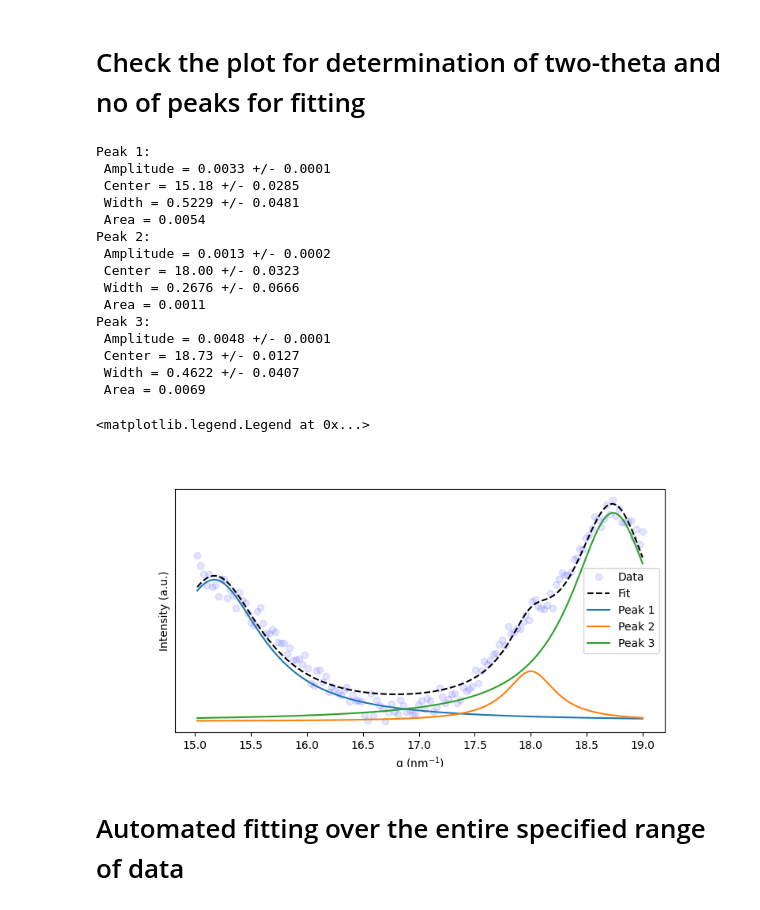
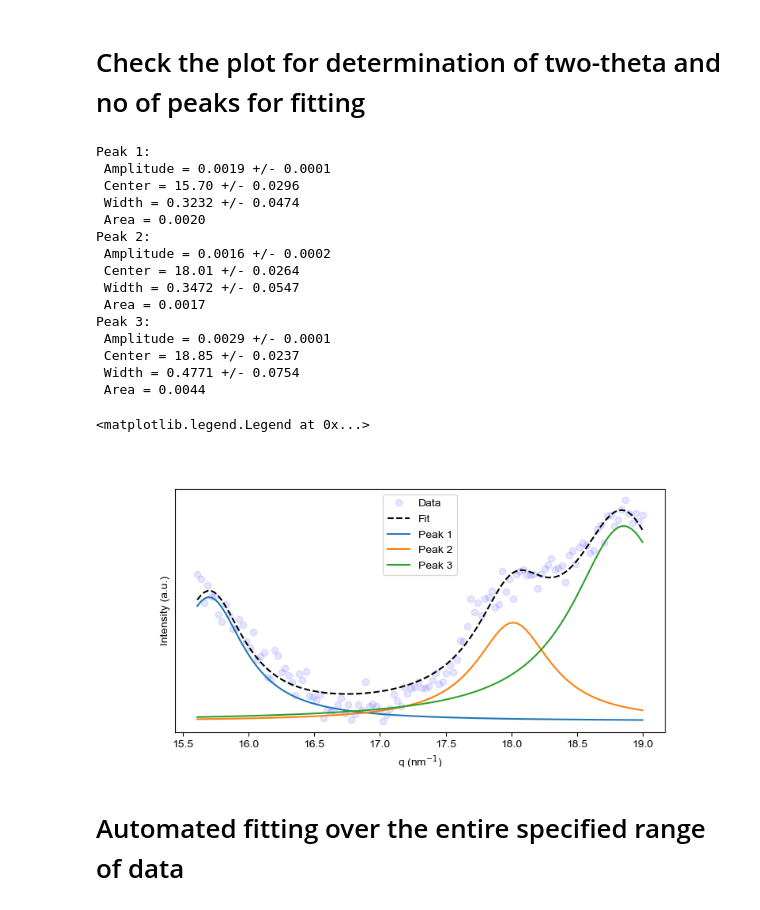
Before and after one commit to PronoyDutta/SAXS_WAXS, a Jupyter notebook: under_development/fitting_data.ipynb, the cells around one changed output. Cells and saved outputs as stored; diff of their text form; code cells hidden in the pictures.

```diff
--- a/under_development/fitting_data.ipynb
+++ b/under_development/fitting_data.ipynb
@@ -451,7 +458,7 @@ plt.ylim(-0.001,0.008)"""
 # %%
 # filter data between ranges
 
-min_x = 15
+min_x = 15.6
 max_x = 19
 
 X_positions = corrected_waxs_files[starting_file].iloc[:,0]
@@ -468,7 +475,7 @@ y_filtered = []
 
 for entry in range(start_row, end_row+1):
     x_temp = corrected_waxs_files[1].iloc[entry,0]
-    y_temp = corrected_waxs_files[127].iloc[entry,1]
+    y_temp = corrected_waxs_files[222].iloc[entry,1]
     x_filtered.append(x_temp)
     y_filtered.append(y_temp)
 
@@ -477,8 +484,8 @@ y_filtered = np.array(y_filtered)
 
 # mean_positions = [18.5, 19.1, 19.5, 19.9, 20.8]
 # mean_positions = [18.6, 19.13, 19.9, 20.8]
-mean_positions = [15.9,18.35,18.7]
-# mean_positions = [19,19.8]
+mean_positions = [15.9,18,18.7]
+
 initial_guess = []
 
 for pos in mean_positions:
@@ -490,8 +497,8 @@ lower_bounds = []
 upper_bounds = []
 
 for pos in mean_positions:
-    lower_bounds += [0, min_x, 0]  # Lower bound for [amplitude, center, width]
-    upper_bounds += [np.inf, max_x, 1.0]  # Upper bound for [amplitude, center, width]
+    lower_bounds += [0, pos - 0.2, 0]  # Lower bound for [amplitude, center, width]
+    upper_bounds += [np.inf, pos + 0.2, 1.0]  # Upper bound for [amplitude, center, width]
 
 # Add bounds for baseline
 lower_bounds += [np.min(y_filtered)]
@@ -507,46 +514,46 @@ popt_lorentz, pcov_lorentz = curve_fit(
 # Calculate errors from covariance matrix
 perr_lorentzian = np.sqrt(np.diag(pcov_lorentz))
 
 num_peaks = len(mean_positions)
 
 for i in range(num_peaks):
     print(f"Peak {i + 1}:")
     print(f" Amplitude = {popt_lorentz[3 * i]-popt_lorentz[-1]:.4f} +/- {perr_lorentzian[3 * i]:.4f}")
     print(f" Center = {popt_lorentz[3 * i + 1]:.2f} +/- {perr_lorentzian[3 * i + 1]:.4f}")
     print(f" Width = {popt_lorentz[3 * i + 2]:.4f} +/- {perr_lorentzian[3 * i + 2]:.4f}")
     print(f" Area = {(popt_lorentz[3 * i]-popt_lorentz[-1])*popt_lorentz[3 * i + 2]*np.pi:.4f} ")
 
 plt.figure(figsize=(8, 4))
 plt.plot(x_filtered, y_filtered, 'bo', label='Data', alpha = 0.1)
 
 plt.plot(x_filtered, multi_lorentzian(x_filtered, *popt_lorentz), 'k--', label='Fit')
 
 for j in range(num_peaks):
     peak_fit = lorentzian(x_filtered, popt_lorentz[3 * j], popt_lorentz[3 * j + 1], popt_lorentz[3 * j + 2]) + popt_lorentz[-1]
     plt.plot(x_filtered, peak_fit, label=f'Peak {j + 1}')
 
 plt.xlabel("q (nm$^{-1}$)")
 plt.yticks([])
 plt.ylabel("Intensity (a.u.)")
 plt.legend()
 # %% [output]
 Peak 1:
- Amplitude = 0.0033 +/- 0.0001
- Center = 15.18 +/- 0.0285
- Width = 0.5229 +/- 0.0481
- Area = 0.0054
+ Amplitude = 0.0019 +/- 0.0001
+ Center = 15.70 +/- 0.0296
+ Width = 0.3232 +/- 0.0474
+ Area = 0.0020
 Peak 2:
- Amplitude = 0.0013 +/- 0.0002
- Center = 18.00 +/- 0.0323
- Width = 0.2676 +/- 0.0666
- Area = 0.0011
+ Amplitude = 0.0016 +/- 0.0002
+ Center = 18.01 +/- 0.0264
+ Width = 0.3472 +/- 0.0547
+ Area = 0.0017
 Peak 3:
- Amplitude = 0.0048 +/- 0.0001
- Center = 18.73 +/- 0.0127
- Width = 0.4622 +/- 0.0407
- Area = 0.0069
+ Amplitude = 0.0029 +/- 0.0001
+ Center = 18.85 +/- 0.0237
+ Width = 0.4771 +/- 0.0754
+ Area = 0.0044
 <matplotlib.legend.Legend at 0x...>
-[figure, old version]
+[figure, new version]
 # %% [markdown]
 # Automated fitting over the entire specified range of data
 # %%
```
Also changed, not shown: parts of 12 cells of this notebook.
